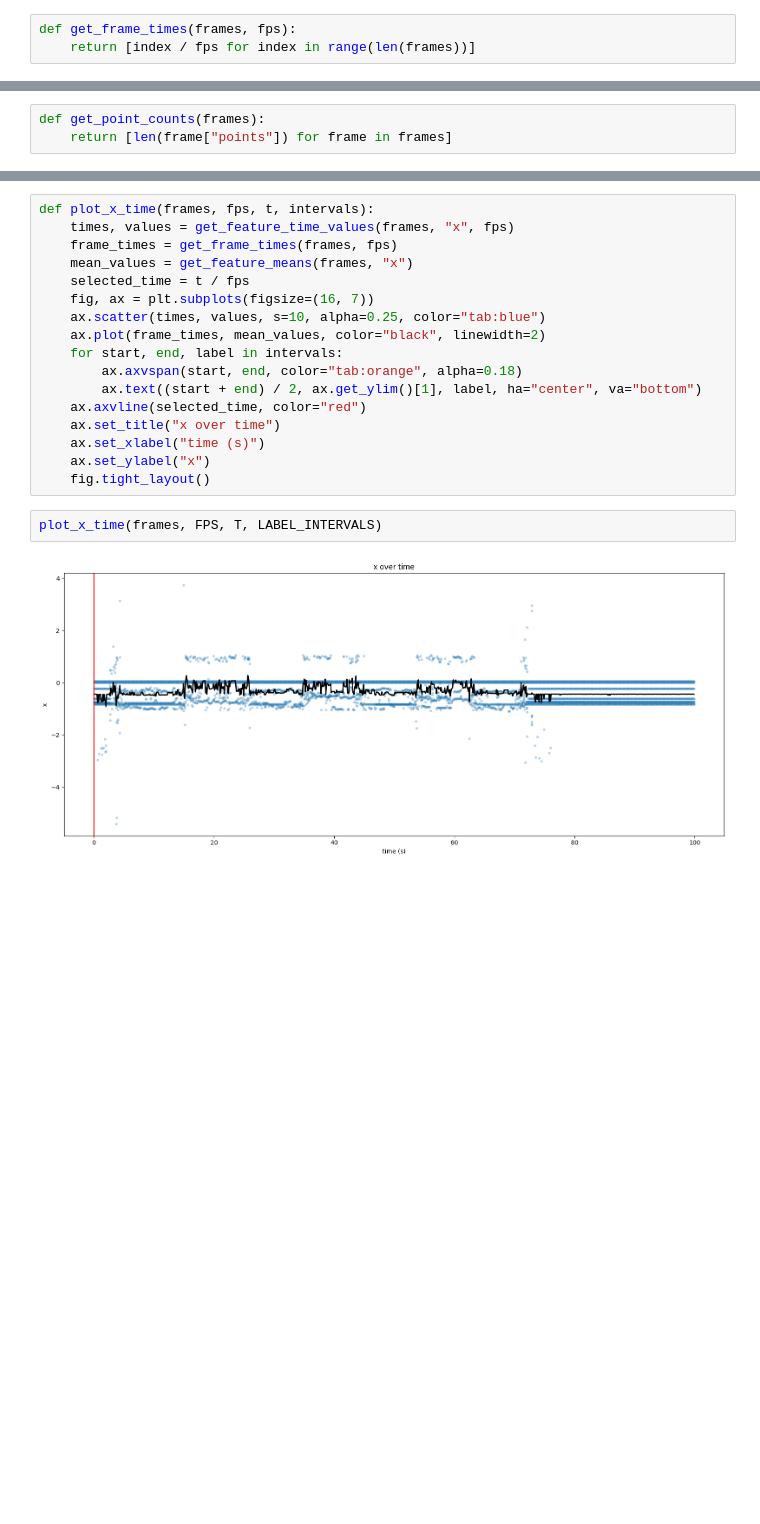
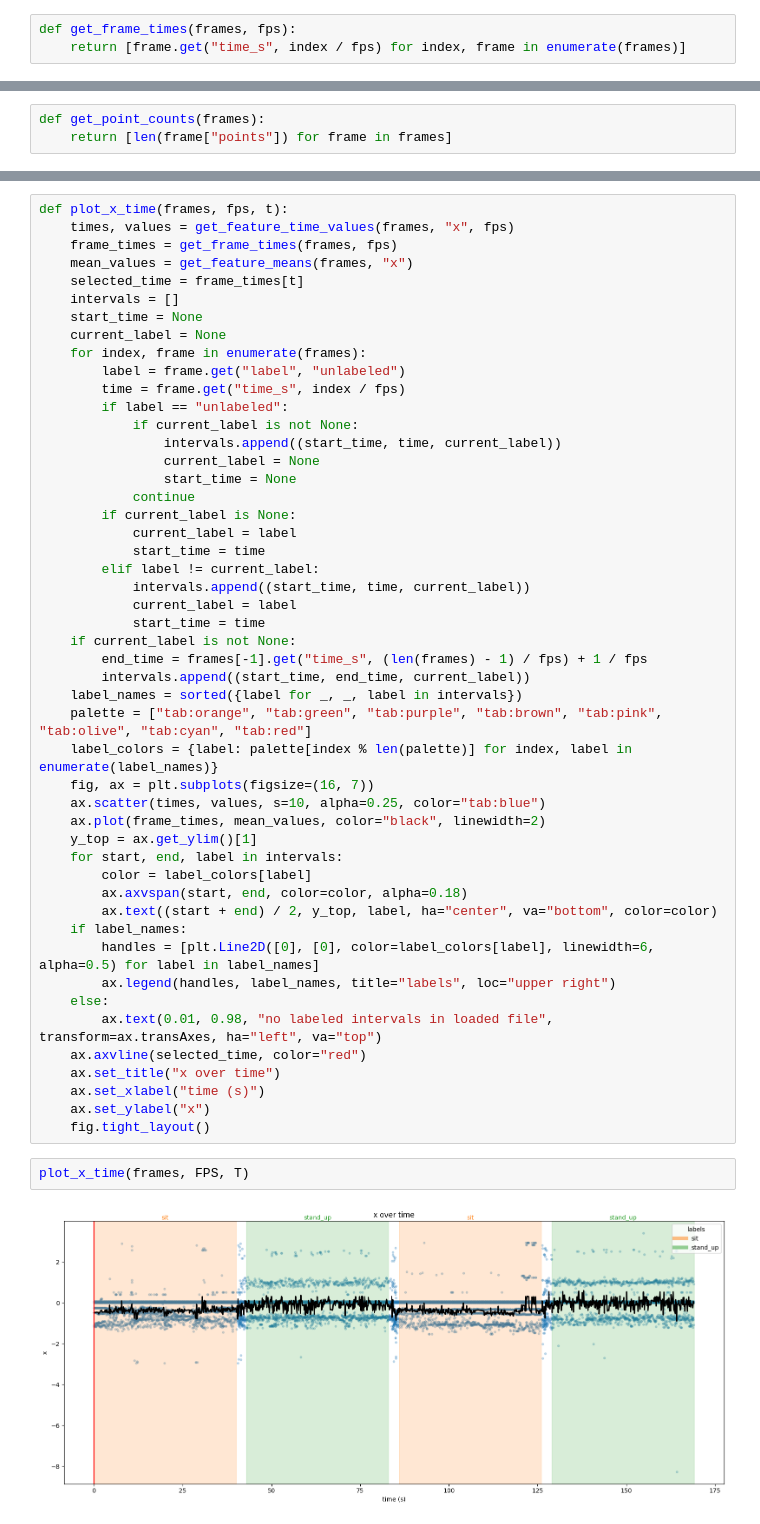
Before and after one commit to El-oan/radar_machine_learning, a Jupyter notebook: data/TIradar/visualizer.ipynb, the cells around one changed output, grey strips where cells are left out. Saved outputs shown, nothing was run; the diff lists cells and outputs as text; blank space fills up the shorter version.

```diff
--- a/data/TIradar/visualizer.ipynb
+++ b/data/TIradar/visualizer.ipynb
@@ -48,7 +42,7 @@ def get_feature_time_values(frames, key, fps):
     return times, values
 # %%
 def get_frame_times(frames, fps):
-    return [index / fps for index in range(len(frames))]
+    return [frame.get("time_s", index / fps) for index, frame in enumerate(frames)]
 # %%
 def get_feature_means(frames, key):
     return [sum(point[key] for point in frame["points"]) / len(frame["points"]) for frame in frames]
@@ -84,22 +78,54 @@ plot_feature_time(frames, FPS, T)
 # %%
-def plot_x_time(frames, fps, t, intervals):
+def plot_x_time(frames, fps, t):
     times, values = get_feature_time_values(frames, "x", fps)
     frame_times = get_frame_times(frames, fps)
     mean_values = get_feature_means(frames, "x")
-    selected_time = t / fps
+    selected_time = frame_times[t]
+    intervals = []
+    start_time = None
+    current_label = None
+    for index, frame in enumerate(frames):
+        label = frame.get("label", "unlabeled")
+        time = frame.get("time_s", index / fps)
+        if label == "unlabeled":
+            if current_label is not None:
+                intervals.append((start_time, time, current_label))
+                current_label = None
+                start_time = None
+            continue
+        if current_label is None:
+            current_label = label
+            start_time = time
+        elif label != current_label:
+            intervals.append((start_time, time, current_label))
+            current_label = label
+            start_time = time
+    if current_label is not None:
+        end_time = frames[-1].get("time_s", (len(frames) - 1) / fps) + 1 / fps
+        intervals.append((start_time, end_time, current_label))
+    label_names = sorted({label for _, _, label in intervals})
+    palette = ["tab:orange", "tab:green", "tab:purple", "tab:brown", "tab:pink", "tab:olive", "tab:cyan", "tab:red"]
+    label_colors = {label: palette[index % len(palette)] for index, label in enumerate(label_names)}
     fig, ax = plt.subplots(figsize=(16, 7))
     ax.scatter(times, values, s=10, alpha=0.25, color="tab:blue")
     ax.plot(frame_times, mean_values, color="black", linewidth=2)
+    y_top = ax.get_ylim()[1]
     for start, end, label in intervals:
-        ax.axvspan(start, end, color="tab:orange", alpha=0.18)
-        ax.text((start + end) / 2, ax.get_ylim()[1], label, ha="center", va="bottom")
+        color = label_colors[label]
+        ax.axvspan(start, end, color=color, alpha=0.18)
+        ax.text((start + end) / 2, y_top, label, ha="center", va="bottom", color=color)
+    if label_names:
+        handles = [plt.Line2D([0], [0], color=label_colors[label], linewidth=6, alpha=0.5) for label in label_names]
+        ax.legend(handles, label_names, title="labels", loc="upper right")
+    else:
+        ax.text(0.01, 0.98, "no labeled intervals in loaded file", transform=ax.transAxes, ha="left", va="top")
     ax.axvline(selected_time, color="red")
     ax.set_title("x over time")
     ax.set_xlabel("time (s)")
     ax.set_ylabel("x")
     fig.tight_layout()
 # %%
-plot_x_time(frames, FPS, T, LABEL_INTERVALS)
+plot_x_time(frames, FPS, T)
 # %% [output]
-[figure, old version]
+[figure, new version]
 # %%
```
Also changed, not shown: parts of 12 cells of this notebook, 16 other files.
